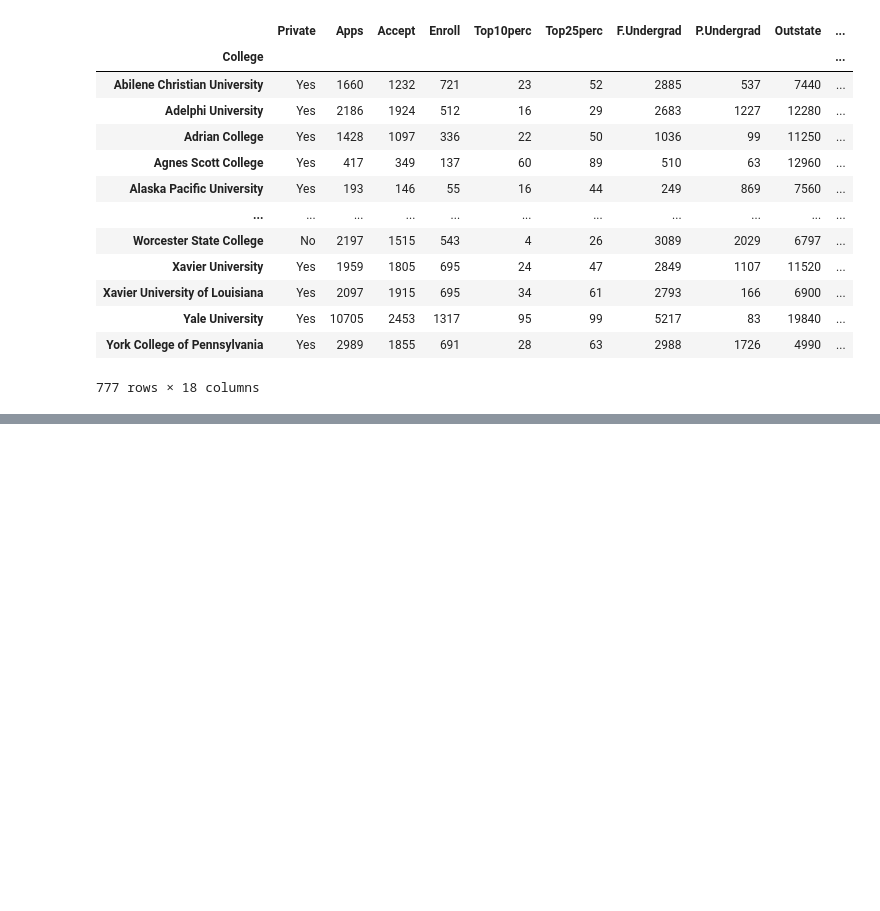
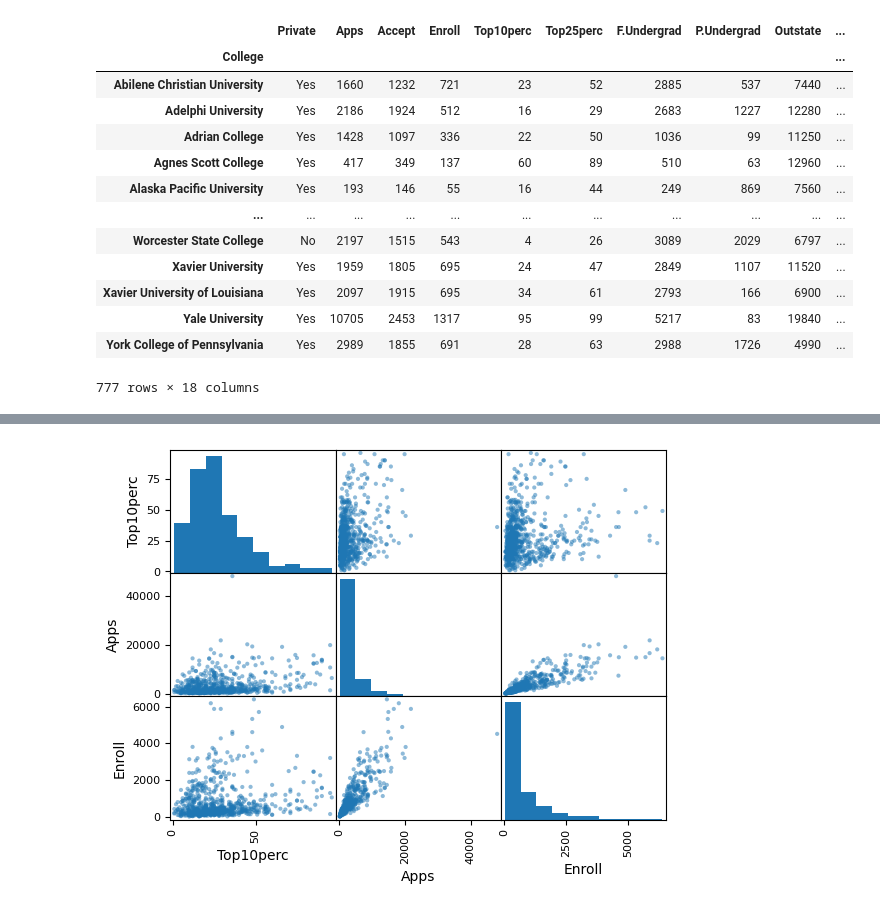
Before and after one commit to yuliaresina/Python-programming-YULIA-RESINA-, a Jupyter notebook: LABS/Labb/lab1.ipynb, the cells around one changed output, grey strips where cells are left out. Saved outputs shown, nothing was run; the diff lists cells and outputs as text; code cells hidden in the pictures; blank space fills up the shorter version.

```diff
--- a/LABS/Labb/lab1.ipynb
+++ b/LABS/Labb/lab1.ipynb
@@ -90,3 +76,0 @@ college
-# %%
-college= college.describe(include="all")
-college
@@ -112,0 +90,10 @@ plt.show()
+# %%
+#D
+import matplotlib.pyplot as plt
+df=pd.DataFrame(college)
+C=["Top10perc", "Apps", "Enroll"]
+A=df
+pd.plotting.scatter_matrix(A[C])
+plt.show()
+# %% [output]
+[figure, added]
```
Also changed, not shown: parts of 10 cells of this notebook.
